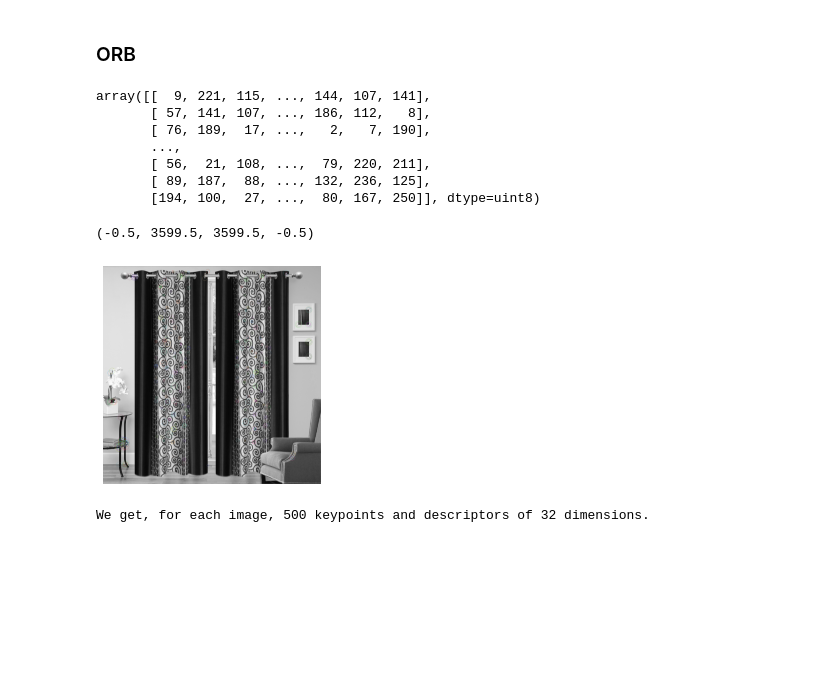
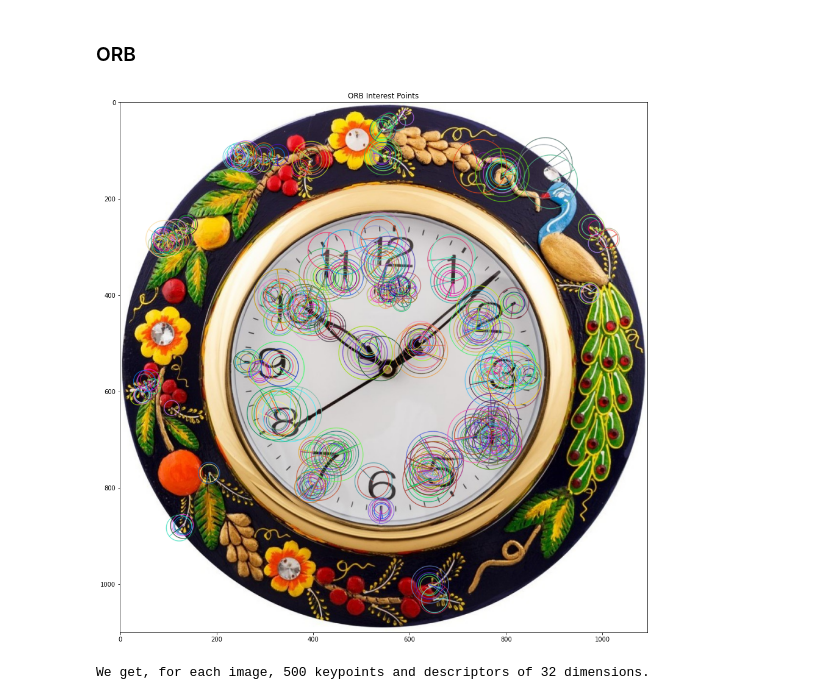
Before and after one commit to AbdulmagedALKHULAIFI/Automatic-classifer-consumer-goods, a Jupyter notebook: p6_2_IMG.ipynb, the cells around one changed output. Drawn from its saved outputs; the diff is of its cells as text; code cells hidden in the pictures; blank space fills up the shorter version.

```diff
--- a/p6_2_IMG.ipynb
+++ b/p6_2_IMG.ipynb
@@ -202,35 +219,19 @@ orb = cv2.ORB_create()
 img_keypoints, img_descriptors = get_descriptors(orb,img1_fullname)
-# %%
-img_descriptors
-# %% [output]
-array([[  9, 221, 115, ..., 144, 107, 141],
-       [ 57, 141, 107, ..., 186, 112,   8],
-       [ 76, 189,  17, ...,   2,   7, 190],
-       ...,
-       [ 56,  21, 108, ...,  79, 220, 211],
-       [ 89, 187,  88, ..., 132, 236, 125],
-       [194, 100,  27, ...,  80, 167, 250]], dtype=uint8)
-# %%
-# get descriptors of the image
-img_keypoints, img_descriptors = get_descriptors(orb,img1_fullname)
-
-# get the image in gray
-img_gray = cv2.imread(img1_fullname, cv2.IMREAD_GRAYSCALE)
-plt.imshow(img_gray)
-
-# melt the image with keypoints
-img_kp = cv2.drawKeypoints(
-    image=img_gray,
-    keypoints=img_keypoints,
-    outImage=None,
-    flags=cv2.DRAW_MATCHES_FLAGS_DRAW_RICH_KEYPOINTS)
-
-# show the grey image with keypoints
-plt.imshow(img_kp)
-plt.axis('off')
-# %% [output]
-(-0.5, 3599.5, 3599.5, -0.5)
-[figure, removed]
+# %%
+img = cv2.imread(img1_fullname)
+img_clock = cv2.cvtColor(img, cv2.COLOR_BGR2RGB)
+
+orb = cv2.ORB_create()  # OpenCV 3 backward incompatibility: Do not create a detector with `cv2.ORB()`.
+key_points, description = orb.detectAndCompute(img_clock, None)
+img_building_keypoints = cv2.drawKeypoints(img_clock,
+                                           key_points,
+                                           img_clock,
+                                           flags=cv2.DRAW_MATCHES_FLAGS_DRAW_RICH_KEYPOINTS) # Draw circles.
+plt.figure(figsize=(16, 16))
+plt.title('ORB Interest Points')
+plt.imshow(img_building_keypoints); plt.show()
+# %% [output]
+[figure, added]
 # %%
 print("We get, for each image, {} keypoints and descriptors of {} dimensions."
       .format(img_descriptors.shape[0], img_descriptors.shape[1]))
```
Also changed, not shown: parts of 26 cells of this notebook.
